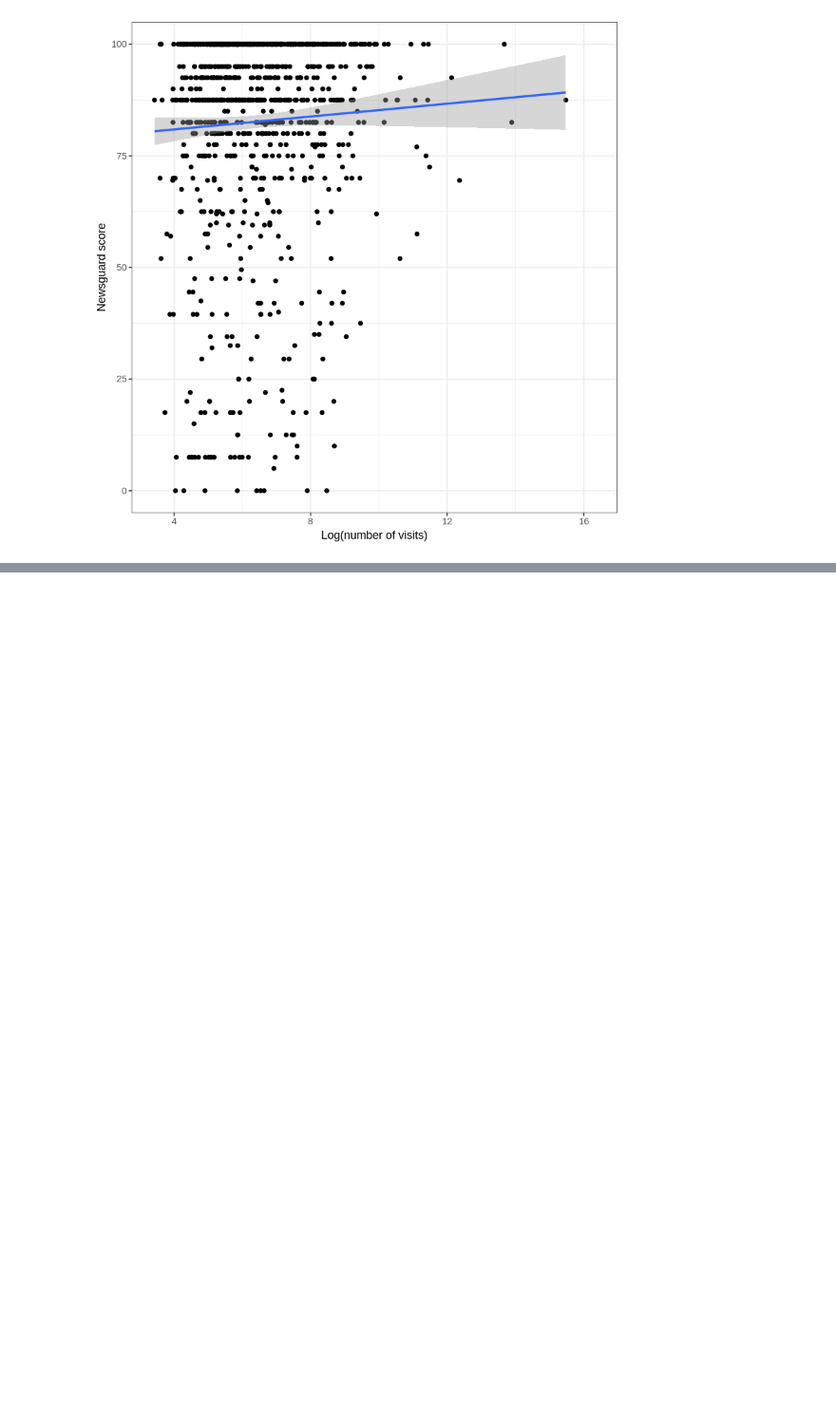
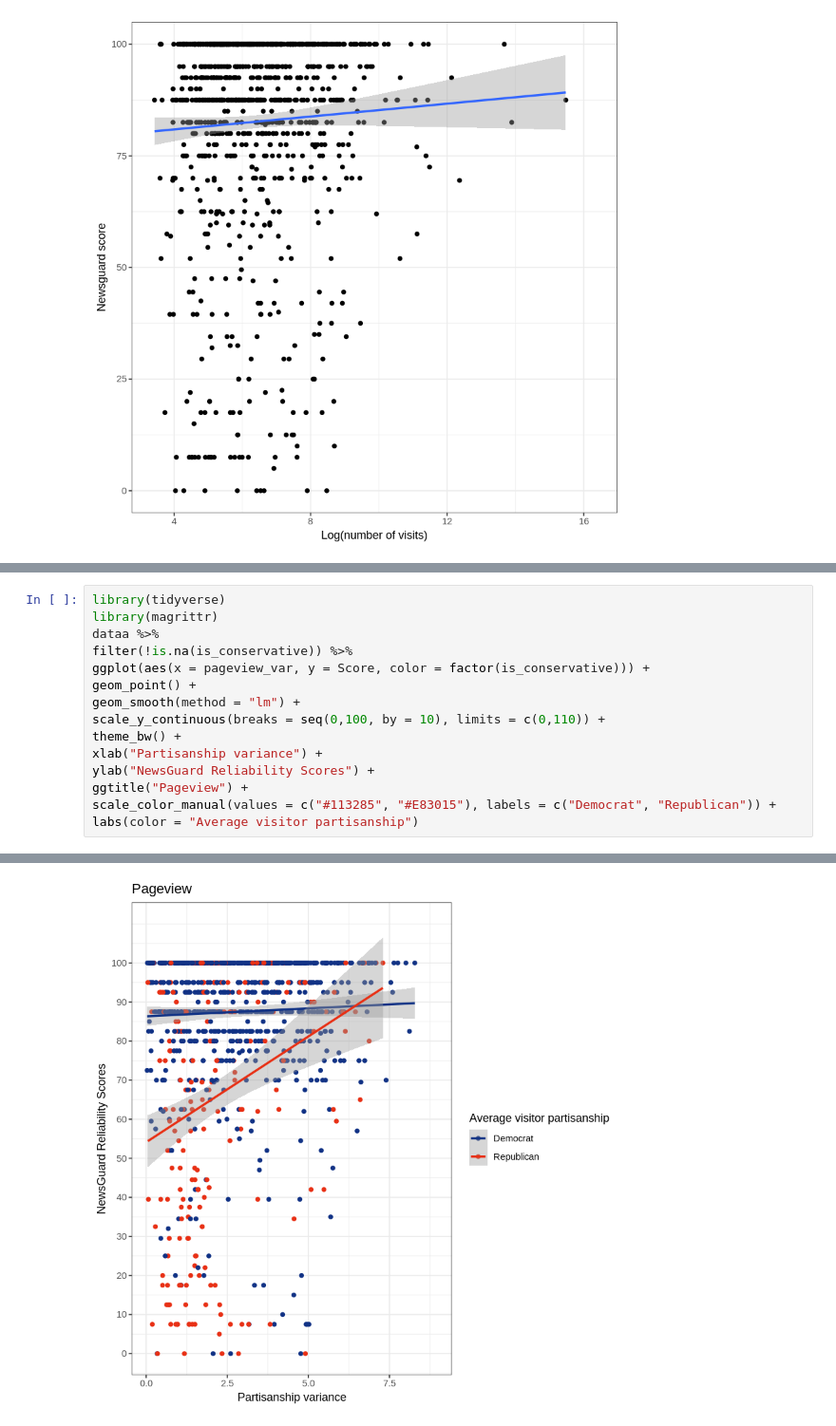
Before and after one commit to glciampaglia/InfoDiversity, a Jupyter notebook: Fig_1_to_3_R.ipynb, the cells around one changed output, grey strips where cells are left out. Shown at 95% size. Drawn from its saved outputs; the diff is of its cells as text; blank space fills up the shorter version.

```diff
--- a/Fig_1_to_3_R.ipynb
+++ b/Fig_1_to_3_R.ipynb
@@ -22,0 +91,16 @@ Warning message:
+# %%
+library(tidyverse)
+library(magrittr)
+dataa %>%
+filter(!is.na(is_conservative)) %>%
+ggplot(aes(x = pageview_var, y = Score, color = factor(is_conservative))) +
+geom_point() +
+geom_smooth(method = "lm") +
+scale_y_continuous(breaks = seq(0,100, by = 10), limits = c(0,110)) +
+theme_bw() +
+xlab("Partisanship variance") +
+ylab("NewsGuard Reliability Scores") +
+ggtitle("Pageview") +
+scale_color_manual(values = c("#113285", "#E83015"), labels = c("Democrat", "Republican")) +
+labs(color = "Average visitor partisanship")
+# %% [output]
@@ -22,0 +110 @@ Warning message:
+[figure, added]
```
Also changed, not shown: parts of 10 cells of this notebook, 2 other files.
